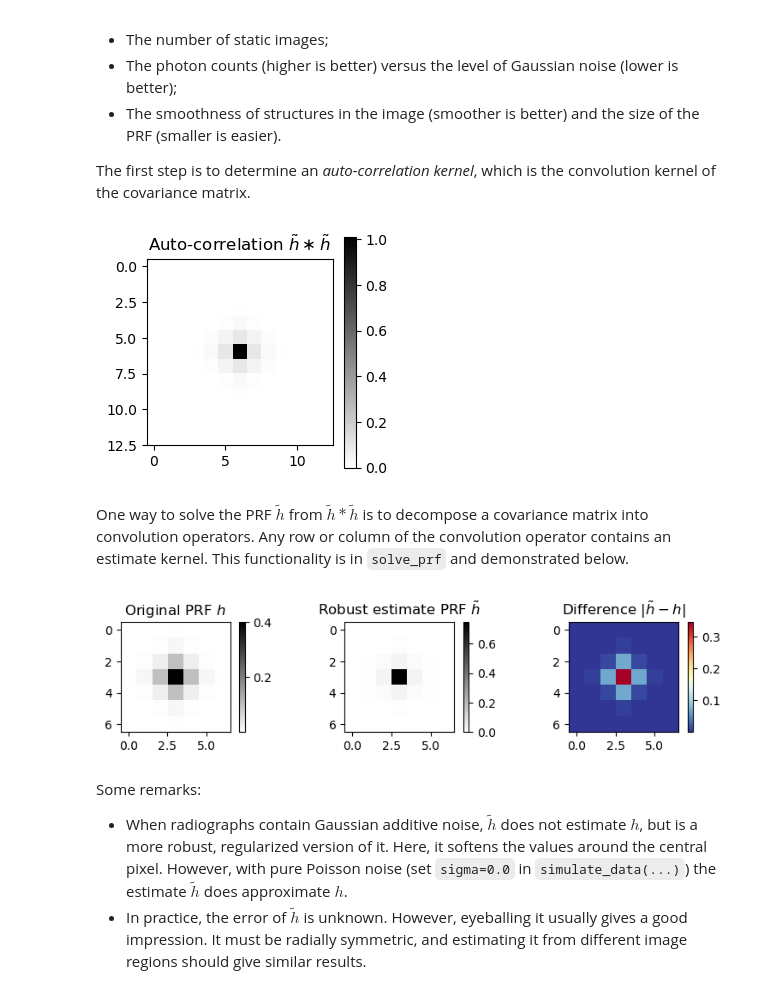
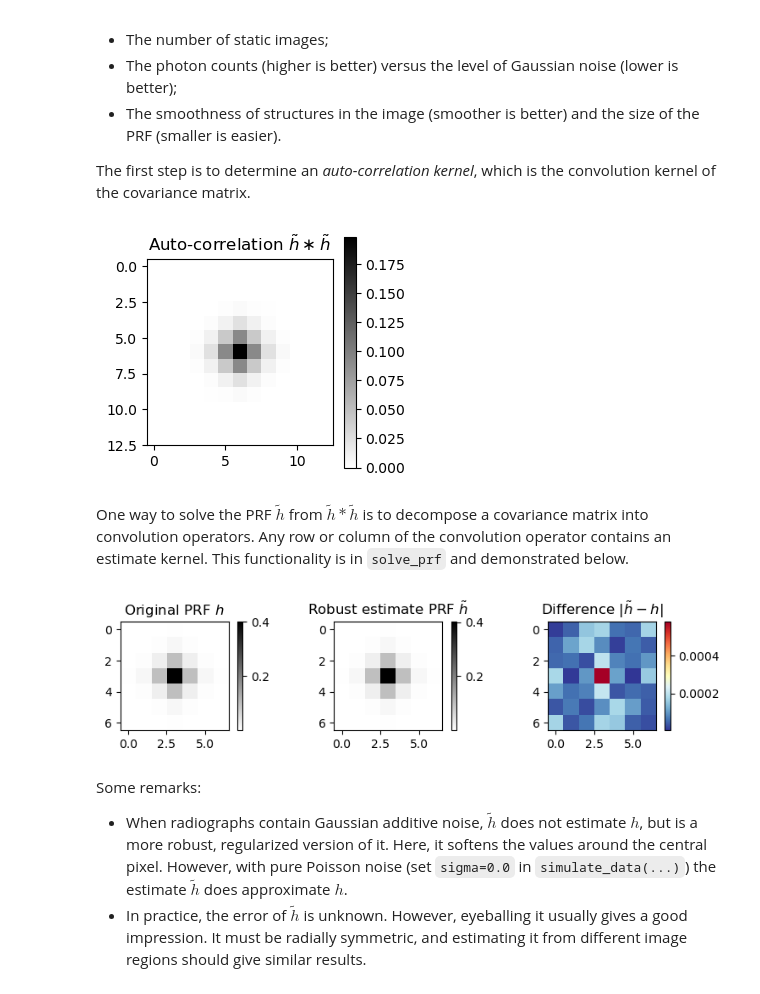
Before and after one commit to adriaangraas/scintillatordecorrelator, a Jupyter notebook: usage.ipynb, the cells around one changed output. Drawn from its saved outputs; the diff is of its cells as text; code cells hidden in the pictures.

```diff
--- a/usage.ipynb
+++ b/usage.ipynb
@@ -34,13 +34,13 @@ plt.show()
 
 # 2. Simulate noisy radiographs using Beer-Lambert's law
 im = rgb2gray(astronaut())
-I_0 = 200  # source intensity
+I_0 = 400  # source intensity
 I_true = I_0 * np.exp(-im)  # Beer-Lambert's law
 I_noisy = simulate_data(
     I_true,
     h_true,
-    nr_ims=20,
-    sigma=10) # magnitude of Gaussian additive noise
+    nr_ims=40,
+    sigma=0) # magnitude of Gaussian additive noise
 
 _, (ax1, ax2) = plt.subplots(1, 2, figsize=(6, 6))
 ax1.imshow(I_true, cmap='gray_r', interpolation='none')  # Added _r suffix to invert colors
@@ -72,17 +72,20 @@ The first step is to determine an _auto-correlation kernel_, which is the convol
 # %%
 from scintillatordecorrelator import estimate_autocorrelation
 
 # compute the auto-correlation kernel
-h_conv_h = estimate_autocorrelation(I_noisy, out_shape=(13, 13))
+h_conv_h = estimate_autocorrelation(
+    I_noisy,
+    out_shape=(13, 13),
+    estimator='mean')
 
 # plot
 plt.figure(figsize=(3, 3))
 plt.imshow(h_conv_h, cmap='gray_r')
 plt.title('Auto-correlation $\\tilde h \\ast \\tilde h$')
 plt.colorbar()
 plt.show()
 # %% [output]
-[figure, old version]
+[figure, new version]
 # %% [markdown]
 One way to solve the PRF $\tilde h$ from $\tilde h \ast \tilde h$ is to decompose a covariance matrix into convolution
 operators. Any row or column of the convolution operator contains an estimate kernel.
@@ -108,7 +111,7 @@ fig.colorbar(ax3.images[0], ax=ax3)
 plt.tight_layout()
 plt.show()
 # %% [output]
-[figure, old version]
+[figure, new version]
 # %% [markdown]
 Some remarks:
 - When radiographs contain Gaussian additive noise, $\tilde h$ does not estimate
```
Also changed, not shown: parts of 2 cells of this notebook, 2 other files.
